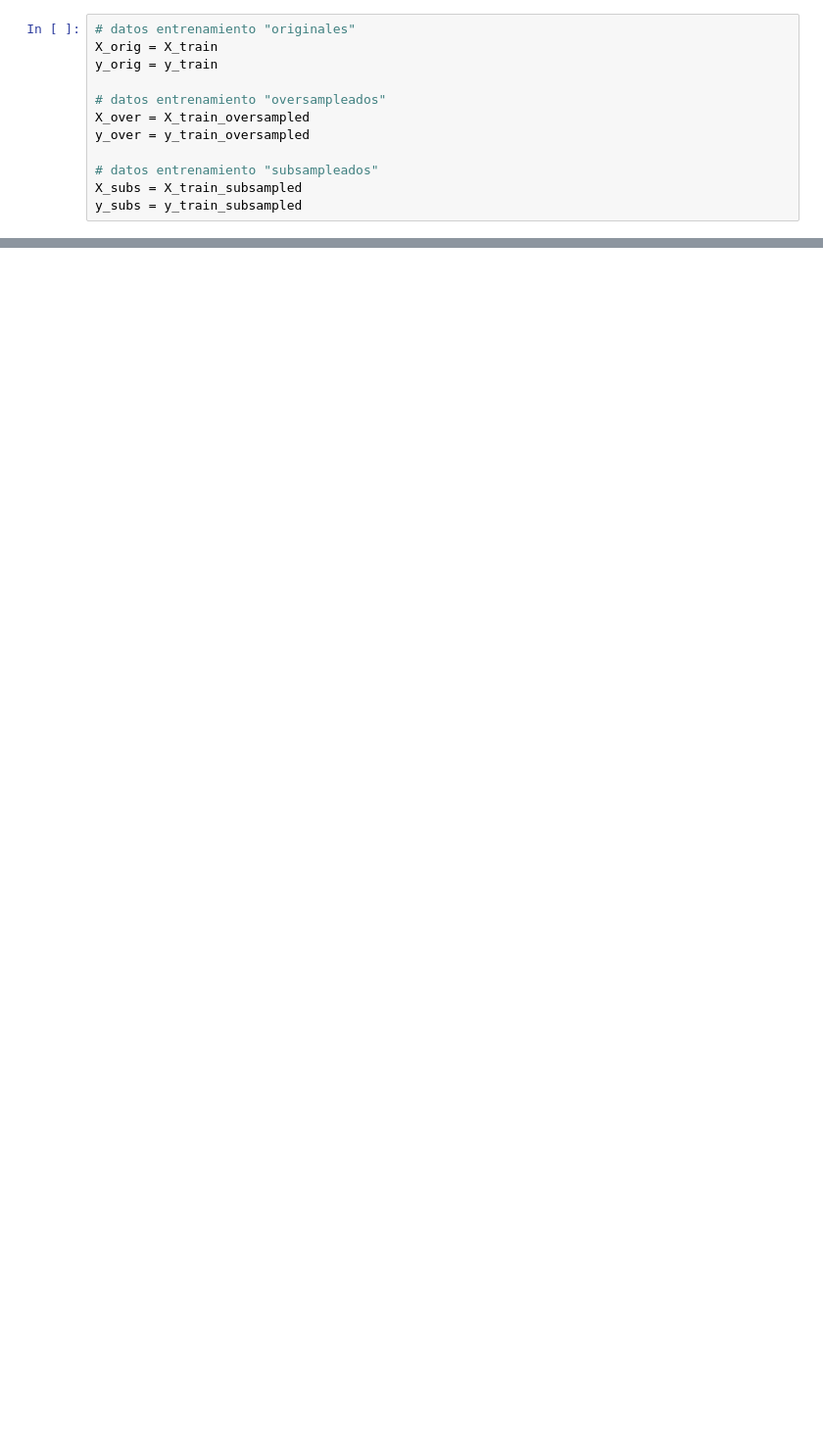
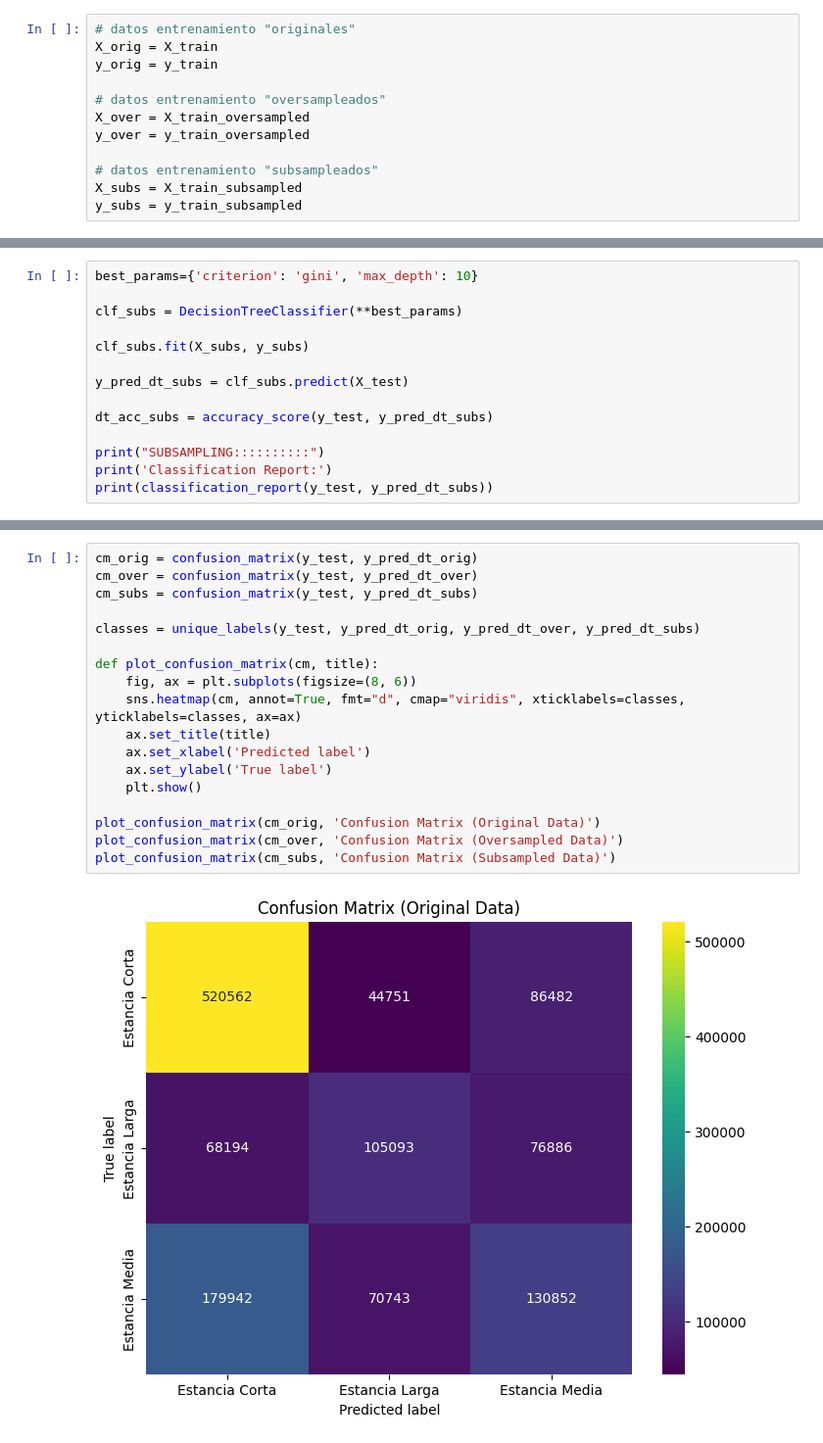
Before and after one commit to fco-marquez/proyecto-mineria, a Jupyter notebook: Hito2.ipynb, the cells around one changed output, grey strips where cells are left out. Shown at 98% size. Saved outputs shown, nothing was run; the diff lists cells and outputs as text; blank space fills up the shorter version.

```diff
--- a/Hito2.ipynb
+++ b/Hito2.ipynb
@@ -1375,0 +1291,14 @@ plot_confusion_matrix(cm_subs, 'Confusion Matrix (Subsampled Data)')
+# %%
+best_params={'criterion': 'gini', 'max_depth': 10}
+
+clf_subs = DecisionTreeClassifier(**best_params)
+
+clf_subs.fit(X_subs, y_subs)
+
+y_pred_dt_subs = clf_subs.predict(X_test)
+
+dt_acc_subs = accuracy_score(y_test, y_pred_dt_subs)
+
+print("SUBSAMPLING::::::::::")
+print('Classification Report:')
+print(classification_report(y_test, y_pred_dt_subs))
@@ -1375,0 +1325,20 @@ plot_confusion_matrix(cm_subs, 'Confusion Matrix (Subsampled Data)')
+# %%
+cm_orig = confusion_matrix(y_test, y_pred_dt_orig)
+cm_over = confusion_matrix(y_test, y_pred_dt_over)
+cm_subs = confusion_matrix(y_test, y_pred_dt_subs)
+
+classes = unique_labels(y_test, y_pred_dt_orig, y_pred_dt_over, y_pred_dt_subs)
+
+def plot_confusion_matrix(cm, title):
+    fig, ax = plt.subplots(figsize=(8, 6))
+    sns.heatmap(cm, annot=True, fmt="d", cmap="viridis", xticklabels=classes, yticklabels=classes, ax=ax)
+    ax.set_title(title)
+    ax.set_xlabel('Predicted label')
+    ax.set_ylabel('True label')
+    plt.show()
+
+plot_confusion_matrix(cm_orig, 'Confusion Matrix (Original Data)')
+plot_confusion_matrix(cm_over, 'Confusion Matrix (Oversampled Data)')
+plot_confusion_matrix(cm_subs, 'Confusion Matrix (Subsampled Data)')
+# %% [output]
+[figure, added]
```
Also changed, not shown: parts of 70 cells of this notebook, 1 other file.
